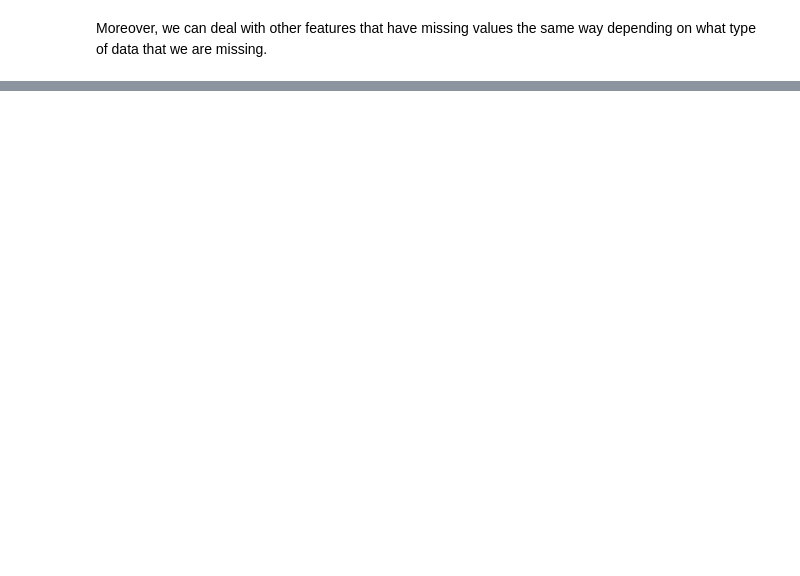
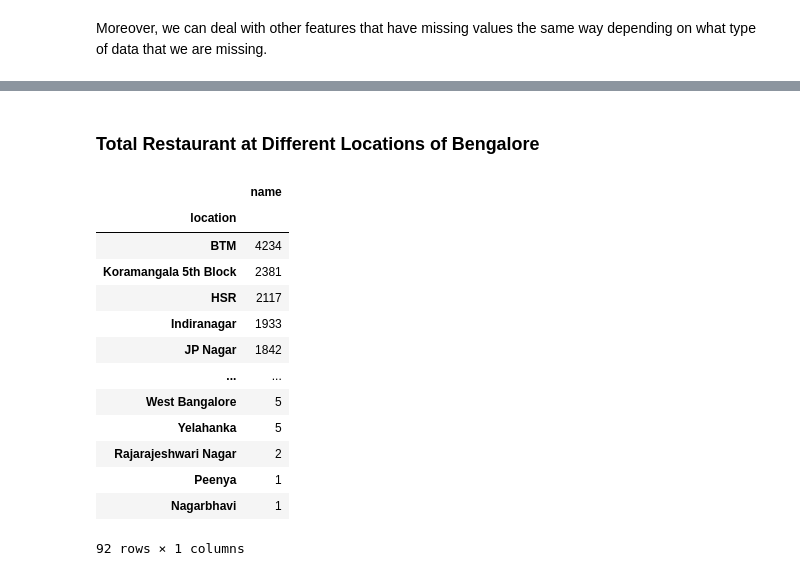
Before and after one commit to diardanoraihan/DA_Projects, a Jupyter notebook: Geospatial_Data_Analysis/Zomato_Case_Study/Project_Notebook.ipynb, the cells around one changed output, grey strips where cells are left out. Cells and saved outputs as stored; diff of their text form; code cells hidden in the pictures; blank space fills up the shorter version.

```diff
--- a/Geospatial_Data_Analysis/Zomato_Case_Study/Project_Notebook.ipynb
+++ b/Geospatial_Data_Analysis/Zomato_Case_Study/Project_Notebook.ipynb
@@ -199 +337,20 @@ Moreover, we can deal with other features that have missing values the same way
+# %% [markdown]
+### Total Restaurant at Different Locations of Bengalore
+# %%
+df[['location', 'name']].groupby('location').count().sort_values('name', ascending = False)
+# %% [output]
+|  | name |
+| location |  |
+| BTM | 4234 |
+| Koramangala 5th Block | 2381 |
+| HSR | 2117 |
+| Indiranagar | 1933 |
+| JP Nagar | 1842 |
+| ... | ... |
+| West Bangalore | 5 |
+| Yelahanka | 5 |
+| Rajarajeshwari Nagar | 2 |
+| Peenya | 1 |
+| Nagarbhavi | 1 |
+92 rows × 1 columns
 # %% [markdown]
```
Also changed, not shown: parts of 34 cells of this notebook.
